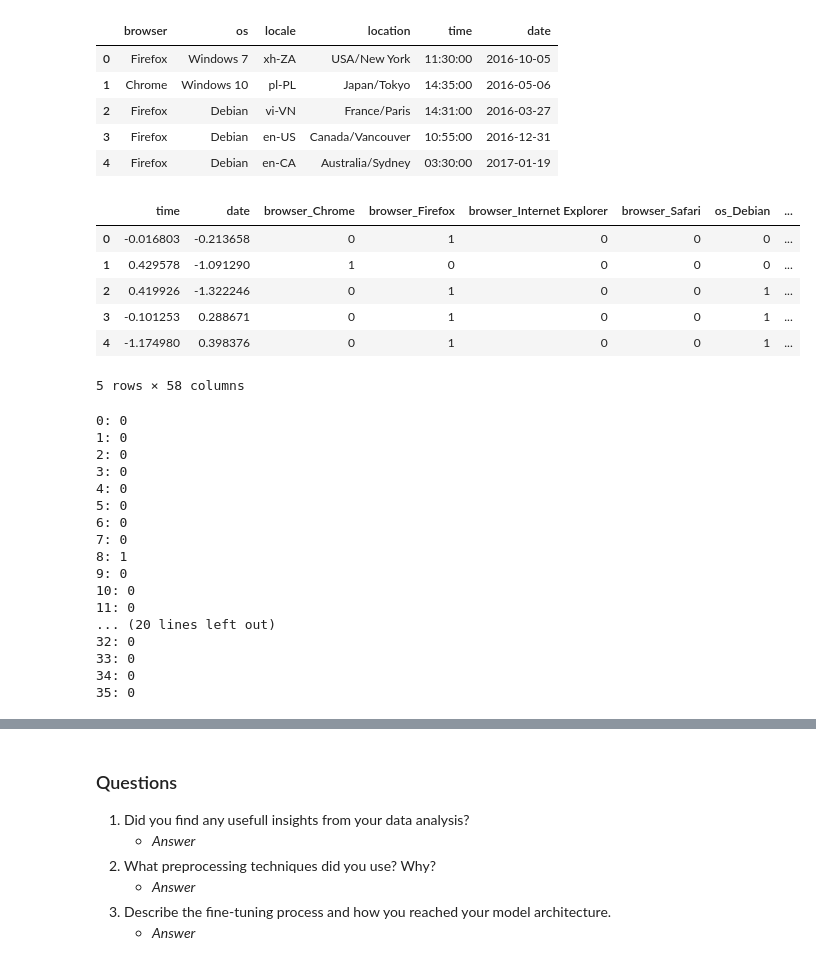
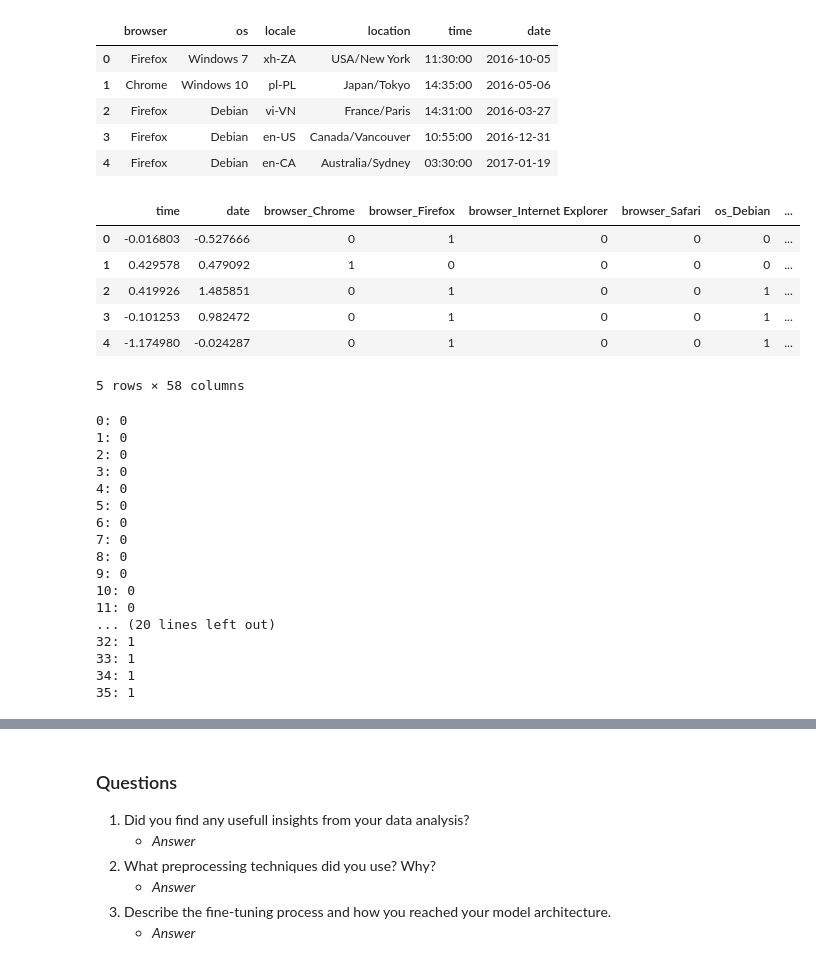
Before and after one commit to eivankin/iml_s23, a Jupyter notebook: ass2/EvgenijIvankin.ipynb, the cells around one changed output, grey strips where cells are left out. Saved outputs shown, nothing was run; the diff lists cells and outputs as text; code cells hidden in the pictures.

```diff
--- a/ass2/EvgenijIvankin.ipynb
+++ b/ass2/EvgenijIvankin.ipynb
@@ -142,7 +142,7 @@ date_scaler = StandardScaler()
 
 X = raw_x.copy()
 X.time = time_scaler.fit_transform(pd.to_datetime(raw_x.time).to_numpy().reshape((-1, 1)))
-X.date = date_scaler.fit_transform(pd.to_datetime(raw_x.date).to_numpy().reshape((-1, 1)))
+X.date = date_scaler.fit_transform(pd.to_datetime(raw_x.date).apply(lambda x: x.weekday()).to_numpy().reshape((-1, 1)))
 # %%
 X = pd.get_dummies(X)
 X.head()
@@ -157,7 +157,7 @@ X.head()
 # %%
 from sklearn.model_selection import train_test_split
 
-X_train, X_test, y_train, y_test = train_test_split(X, y, test_size=0.2, random_state=SEED)
+X_train, X_test, y_train, y_test = train_test_split(X, y, test_size=0.2, random_state=SEED, stratify=y)
 # %%
 import torch
 from torch import nn
@@ -233,26 +238,26 @@ raw_x.head()
 | 2 | Firefox | Debian | vi-VN | France/Paris | 14:31:00 | 2016-03-27 |
 | 3 | Firefox | Debian | en-US | Canada/Vancouver | 10:55:00 | 2016-12-31 |
 | 4 | Firefox | Debian | en-CA | Australia/Sydney | 03:30:00 | 2017-01-19 |
+# %%
+def get_cat_cols(df):
+    return df.columns[~df.columns.isin(('date', 'time'))]
 # %%
-X = raw_x.copy()
+X = pd.DataFrame(np.zeros((raw_x.shape[0], X_train.shape[1])), columns=X_train.columns, index=raw_x.index, dtype=np.int8)
 X.time = time_scaler.transform(pd.to_datetime(raw_x.time).to_numpy().reshape((-1, 1)))
-X.date = date_scaler.transform(pd.to_datetime(raw_x.date).to_numpy().reshape((-1, 1)))
-X = pd.get_dummies(X)
-
-for col in X_train.columns:
-    if col not in X.columns:
-        X[col] = 0
+X.date = date_scaler.transform(pd.to_datetime(raw_x.date).apply(lambda x: x.weekday()).to_numpy().reshape((-1, 1)))
+dummies = pd.get_dummies(raw_x[get_cat_cols(raw_x)])
+X[dummies.columns] = dummies
 X.head()
 # %% [output]
 |  | time | date | browser_Chrome | browser_Firefox | browser_Internet Explorer | browser_Safari | os_Debian | ... |
-| 0 | -0.016803 | -0.213658 | 0 | 1 | 0 | 0 | 0 | ... |
-| 1 | 0.429578 | -1.091290 | 1 | 0 | 0 | 0 | 0 | ... |
-| 2 | 0.419926 | -1.322246 | 0 | 1 | 0 | 0 | 1 | ... |
-| 3 | -0.101253 | 0.288671 | 0 | 1 | 0 | 0 | 1 | ... |
-| 4 | -1.174980 | 0.398376 | 0 | 1 | 0 | 0 | 1 | ... |
+| 0 | -0.016803 | -0.527666 | 0 | 1 | 0 | 0 | 0 | ... |
+| 1 | 0.429578 | 0.479092 | 1 | 0 | 0 | 0 | 0 | ... |
+| 2 | 0.419926 | 1.485851 | 0 | 1 | 0 | 0 | 1 | ... |
+| 3 | -0.101253 | 0.982472 | 0 | 1 | 0 | 0 | 1 | ... |
+| 4 | -1.174980 | -0.024287 | 0 | 1 | 0 | 0 | 1 | ... |
 5 rows × 58 columns
 # %%
-pred = (model(torch.Tensor(X.values).to(device)).cpu().detach().numpy().squeeze() > 0.15).astype(np.int8)
+pred = model(torch.Tensor(X.values).to(device)).cpu().detach().numpy().squeeze().round().astype(np.int8)
 for i, is_waldo in enumerate(pred):
     print(f'{i}: {is_waldo}')
 # %% [output]
@@ -264,12 +269,12 @@ for i, is_waldo in enumerate(pred):
 5: 0
 6: 0
 7: 0
-8: 1
+8: 0
 9: 0
 10: 0
 11: 0
 ... (20 lines left out)
-32: 0
-33: 0
-34: 0
-35: 0
+32: 1
+33: 1
+34: 1
+35: 1
```
Also changed, not shown: parts of 6 cells of this notebook.
